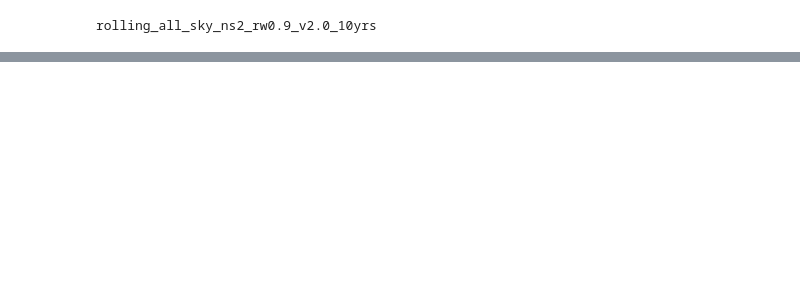
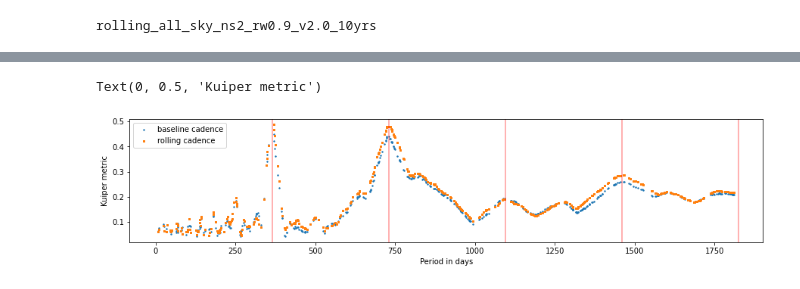
Before and after one commit to ShrRa/periodRecoveryMetric, a Jupyter notebook: PointSlicerTest.ipynb, the cells around one changed output, grey strips where cells are left out. Cells and saved outputs as stored; diff of their text form; code cells hidden in the pictures; blank space fills up the shorter version.

```diff
--- a/PointSlicerTest.ipynb
+++ b/PointSlicerTest.ipynb
@@ -84,5 +106,15 @@ periods=getResultDict(bundleList)
 periodsRoll=getResultDict(bundleListRoll)
 # %%
 fig,ax=plt.subplots(1,1,figsize=(15,3))
-ax.scatter(periods.keys(),periods.values(),s=2)
-ax.scatter(periodsRoll.keys(),periodsRoll.values(),marker='s',s=2)
+ax.scatter(periods.keys(),periods.values(),s=2,label='baseline cadence')
+ax.scatter(periodsRoll.keys(),periodsRoll.values(),marker='s',s=2,label='rolling cadence')
+i=0
+while i<totalObsLength:
+    i+=365
+    ax.axvline(i,color='r',alpha=0.4)
+ax.legend()
+ax.set_xlabel('Period in days')
+ax.set_ylabel('Kuiper metric')
+# %% [output]
+Text(0, 0.5, 'Kuiper metric')
+[figure, added]
```
Also changed, not shown: parts of 9 cells of this notebook, 8 other files.
